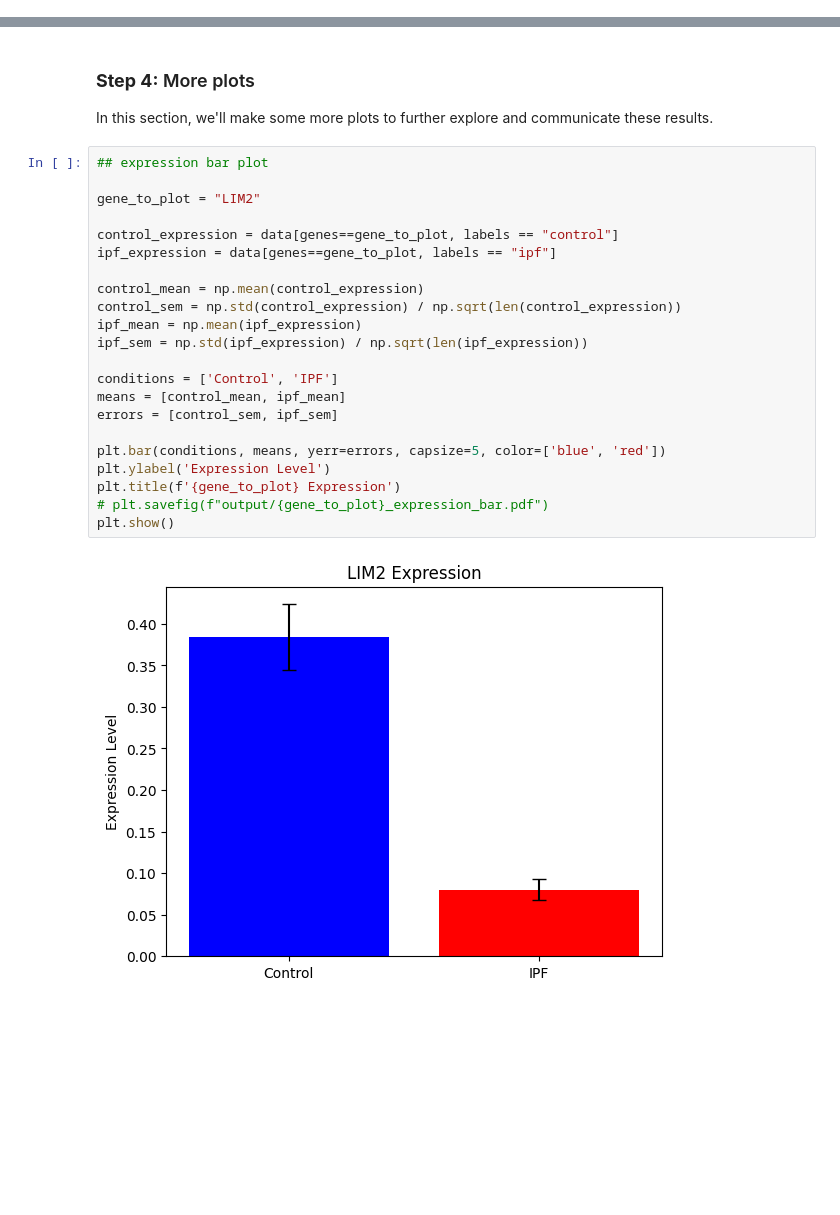
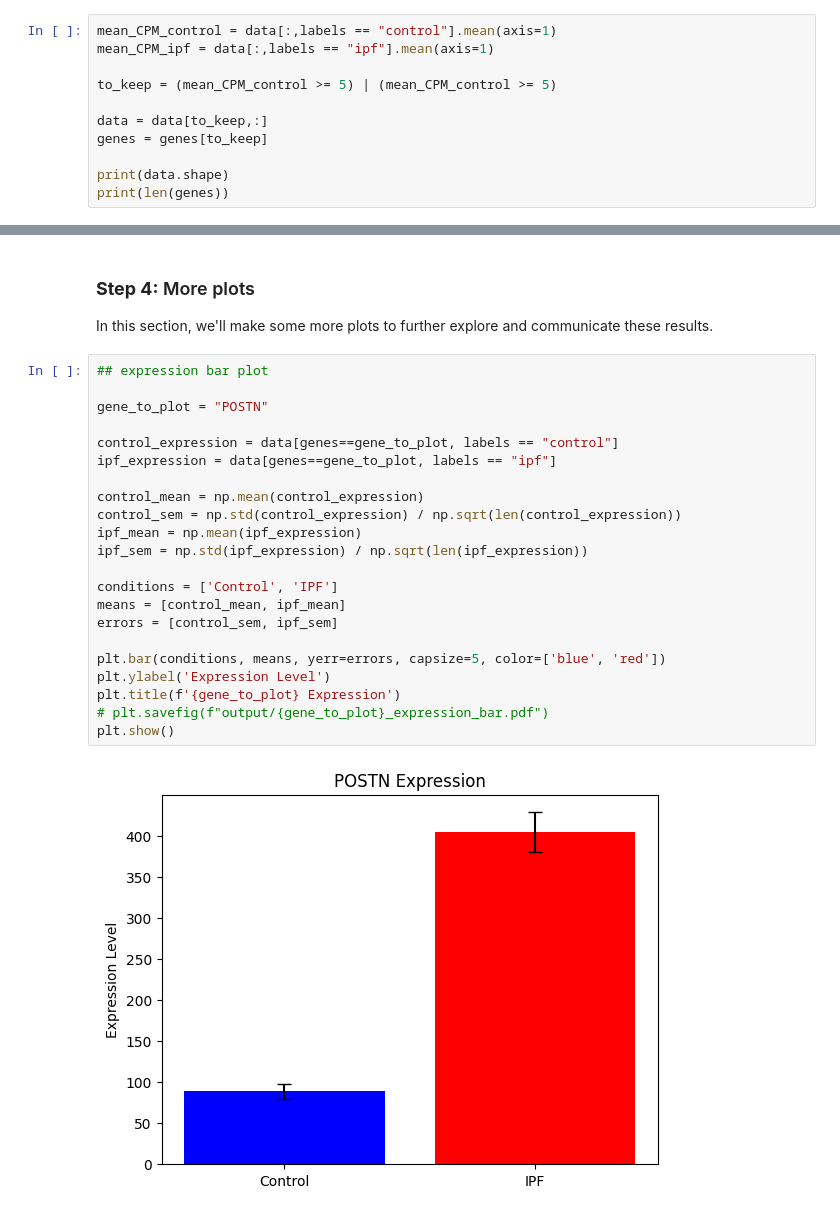
Before and after one commit to mikesaint-antoine/comp_bio_seminar, a Jupyter notebook: project1/transcriptomics.ipynb, the cells around one changed output, grey strips where cells are left out. Drawn from its saved outputs; the diff is of its cells as text; blank space fills up the shorter version.

```diff
--- a/project1/transcriptomics.ipynb
+++ b/project1/transcriptomics.ipynb
@@ -144,0 +132,11 @@ This is one common way of normalizing gene expression data. Some other methods a
+# %%
+mean_CPM_control = data[:,labels == "control"].mean(axis=1)
+mean_CPM_ipf = data[:,labels == "ipf"].mean(axis=1)
+
+to_keep = (mean_CPM_control >= 5) | (mean_CPM_control >= 5)
+
+data = data[to_keep,:]
+genes = genes[to_keep]
+
+print(data.shape)
+print(len(genes))
@@ -415,27 +369,27 @@ In this section, we'll make some more plots to further explore and communicate t
 # %%
 ## expression bar plot
 
-gene_to_plot = "LIM2"
+gene_to_plot = "POSTN"
 
 control_expression = data[genes==gene_to_plot, labels == "control"]
 ipf_expression = data[genes==gene_to_plot, labels == "ipf"]
 
 control_mean = np.mean(control_expression)
 control_sem = np.std(control_expression) / np.sqrt(len(control_expression))
 ipf_mean = np.mean(ipf_expression)
 ipf_sem = np.std(ipf_expression) / np.sqrt(len(ipf_expression))
 
 conditions = ['Control', 'IPF']
 means = [control_mean, ipf_mean]
 errors = [control_sem, ipf_sem]
 
 plt.bar(conditions, means, yerr=errors, capsize=5, color=['blue', 'red'])
 plt.ylabel('Expression Level')
 plt.title(f'{gene_to_plot} Expression')
 # plt.savefig(f"output/{gene_to_plot}_expression_bar.pdf")
 plt.show()
 # %% [output]
-[figure, old version]
+[figure, new version]
 # %%
 # expression scatter plot
 
```
Also changed, not shown: parts of 24 cells of this notebook, 4 other files.
